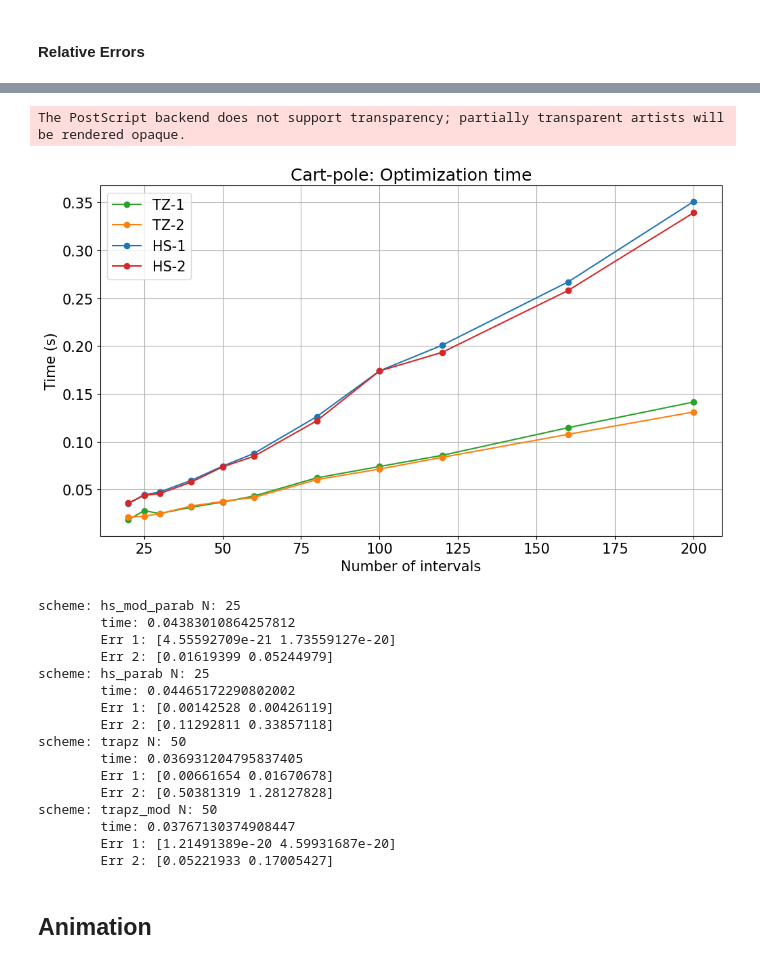
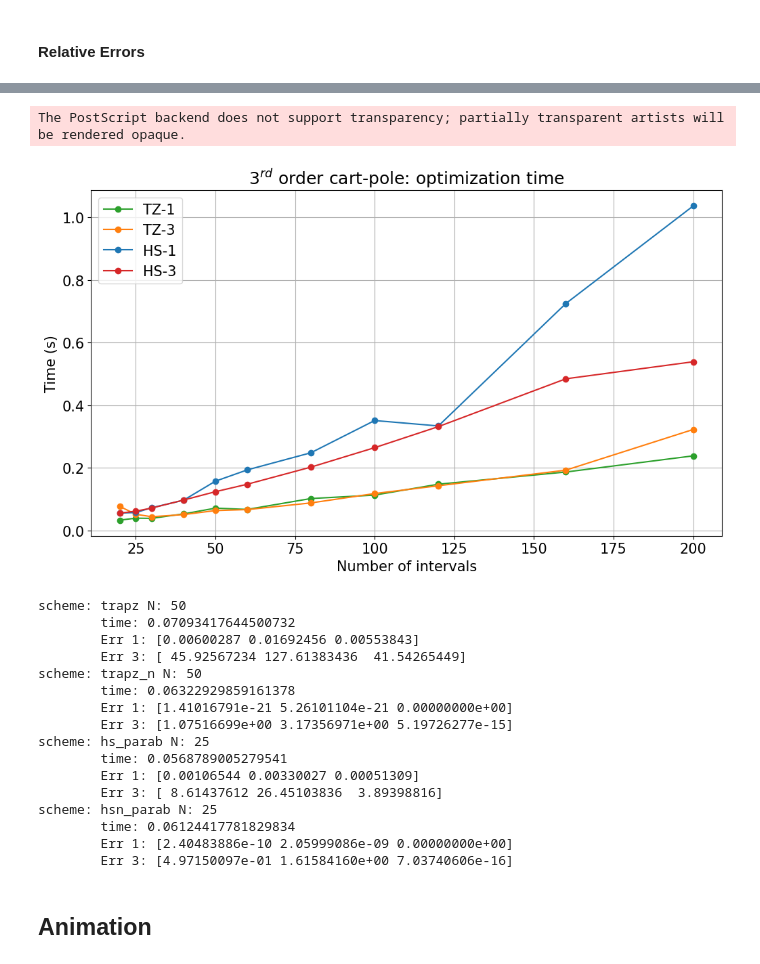
Before and after one commit to AunSiro/Cosejas_IRI, a Jupyter notebook: Casadi/Cartpole-derivated.ipynb, the cells around one changed output, grey strips where cells are left out. Drawn from its saved outputs; the diff is of its cells as text; code cells hidden in the pictures.

```diff
--- a/Casadi/Cartpole-derivated.ipynb
+++ b/Casadi/Cartpole-derivated.ipynb
@@ -1406,11 +1461,11 @@ The PostScript backend does not support transparency; partially transparent arti
 # %% [markdown]
 #### Relative Errors
 # %%
-error_types = ['rel_dyn_err_2_arr_by_instant_a_sum',
- 'rel_dyn_err_2_arr_by_mean_by_component_sum',]
-error_titles = [error.replace('rel_dyn_err_2_arr_', '').replace('_', ' ')[:-4] for error in error_types]
+error_types = ['rel_dyn_err_3_arr_by_instant_a_sum',
+ 'rel_dyn_err_3_arr_by_mean_by_component_sum',]
+error_titles = [error.replace('rel_dyn_err_3_arr_', '').replace('_', ' ')[:-4] for error in error_types]
 # %%
-schemes = ['hs_mod_parab','hs_parab']
+schemes = ['hsn_parab','hs_parab']
 N = 25
 for ii in range(len(error_types)):
     error_type = error_types[ii]
@@ -1435,5 +1490,5 @@ scheme trapz_mod    N 50 avg 0.0153 max 0.209
 # %%
-schemes = ['trapz', 'trapz_mod']
+schemes = ['trapz', 'trapz_n']
 N = 50
 for ii in range(len(error_types)):
     error_type = error_types[ii]
@@ -1448,15 +1503,12 @@ for ii in range(len(error_types)):
 # %%
-
-data_array = ['err_q_acum','err_v_acum','err_2_acum','cpudt']
-schemes = ['trapz', 'trapz_mod','hs_parab', 'hs_mod_parab',]
-
-
-
+data_array = ['err_q_acum','err_v_acum','err_3_acum','cpudt']
+schemes = ['trapz', 'trapz_n','hs_parab', 'hsn_parab',]
 
 data_key = data_array[2]
+
 for qq in range(2):
     plt.figure(figsize=oct_fig_size)
-    plt.title(f'Cart-pole: Second order dynamic error $E^{{[2]}}_{{q_{qq+1}}}$')
+    plt.title(r'$3^{rd}$ order cart-pole: integral dynamics error $\int\varepsilon_{q_'+f'{qq+1}}}$')
     for key in schemes:
         N_arr = results[key]['N_arr']
         if len(results[key][data_key].shape) == 1:
@@ -1474,12 +1526,12 @@ for qq in range(2):
     plt.xlabel('Number of intervals (log scale)')
     plt.grid()
     plt.legend()
-    units = 'm/s' if qq == 0 else'rad/s'
-    plt.ylabel(f'Dynamic error $({units})$')
+    units = 'm/s^2' if qq == 0 else'rad/s^2'
+    plt.ylabel(f'Dynamics error $({units})$')
     plt.tight_layout(pad = 0.0)
     # If you are running the notebook locally and want to save the plots,
     # uncomment the next line
-    plt.savefig(f'2d_order/Cartpole_Integrated_Second_Order_Dynamic_Error_q_{qq+1}_vs_N.eps', format='eps')
+    plt.savefig(f'2d_order/Cartpole_deriv_Integrated_Second_Order_Dynamic_Error_q_{qq+1}_vs_N.eps', format='eps')
 # %% [output]
 The PostScript backend does not support transparency; partially transparent artists will be rendered opaque.
 The PostScript backend does not support transparency; partially transparent artists will be rendered opaque.
@@ -1488,49 +1540,49 @@ The PostScript backend does not support transparency; partially transparent arti
 # %%
-schemes = ['hs_mod_parab','hs_parab', 'trapz', 'trapz_mod']
-titles = ['2nd order Hermite Simpson', 'Hermite Simpson','Trapezoidal', '2nd order Trapezoidal']
+schemes = ['hsn_parab','hs_parab', 'trapz', 'trapz_n']
+titles = ['Nth order Hermite Simpson', 'Hermite Simpson','Trapezoidal', 'Nth order Trapezoidal']
 plt.figure(figsize=[10,6])
 for ii in [2,3,1,0]:
     key = schemes[ii]
     plt.plot(results[key]['N_arr'],
              results[key][f'cpudt'],
              **scheme_kwargs(key, longlabel=False))
 plt.grid()
 plt.legend()
-plt.title('Cart-pole: Optimization time')
+plt.title('$3^{rd}$ order cart-pole: optimization time')
 plt.xlabel('Number of intervals')
 plt.ylabel('Time (s)')
 plt.tight_layout(pad = 0.0)
 # If you are running the notebook locally and want to save the plots,
 # uncomment the next line
-plt.savefig(f'2d_order/Cartpole_optimization_time_vs_interval_number.eps', format='eps')
+plt.savefig(f'2d_order/Cartpole_deriv_optimization_time_vs_interval_number.eps', format='eps')
 # %% [output]
 The PostScript backend does not support transparency; partially transparent artists will be rendered opaque.
-[figure, old version]
+[figure, new version]
 # %%
 # Here we print the data shown in Table II of the paper
-for scheme in ['hs_mod_parab', 'hs_parab', 'trapz', 'trapz_mod']:
+for scheme in ['trapz', 'trapz_n', 'hs_parab', 'hsn_parab']:
     key = scheme
     #for N in [25,50]:#results[key]['N_arr']:
     N = 25 if 'hs' in scheme else 50
     print('scheme:', scheme, 'N:', N,'\n\ttime:', results[key][N][f'cpudt'],
-              '\n\tErr 1:', results[key][N]['err_q'], '\n\tErr 2:', results[key][N]['err_2'])
+              '\n\tErr 1:', results[key][N]['err_q'], '\n\tErr 3:', results[key][N]['err_3'])
 # %% [output]
-scheme: hs_mod_parab N: 25
-        time: 0.04383010864257812
-        Err 1: [4.55592709e-21 1.73559127e-20]
-        Err 2: [0.01619399 0.05244979]
+scheme: trapz N: 50
+        time: 0.07093417644500732
+        Err 1: [0.00600287 0.01692456 0.00553843]
+        Err 3: [ 45.92567234 127.61383436  41.54265449]
+scheme: trapz_n N: 50
+        time: 0.06322929859161378
+        Err 1: [1.41016791e-21 5.26101104e-21 0.00000000e+00]
+        Err 3: [1.07516699e+00 3.17356971e+00 5.19726277e-15]
 scheme: hs_parab N: 25
-        time: 0.04465172290802002
-        Err 1: [0.00142528 0.00426119]
-        Err 2: [0.11292811 0.33857118]
-scheme: trapz N: 50
-        time: 0.036931204795837405
-        Err 1: [0.00661654 0.01670678]
-        Err 2: [0.50381319 1.28127828]
-scheme: trapz_mod N: 50
-        time: 0.03767130374908447
-        Err 1: [1.21491389e-20 4.59931687e-20]
-        Err 2: [0.05221933 0.17005427]
+        time: 0.0568789005279541
+        Err 1: [0.00106544 0.00330027 0.00051309]
+        Err 3: [ 8.61437612 26.45103836  3.89398816]
+scheme: hsn_parab N: 25
+        time: 0.06124417781829834
+        Err 1: [2.40483886e-10 2.05999086e-09 0.00000000e+00]
+        Err 3: [4.97150097e-01 1.61584160e+00 7.03740606e-16]
 # %% [markdown]
 ## Animation
 # %% [markdown]
```
Also changed, not shown: parts of 61 cells of this notebook, 3 other files.
